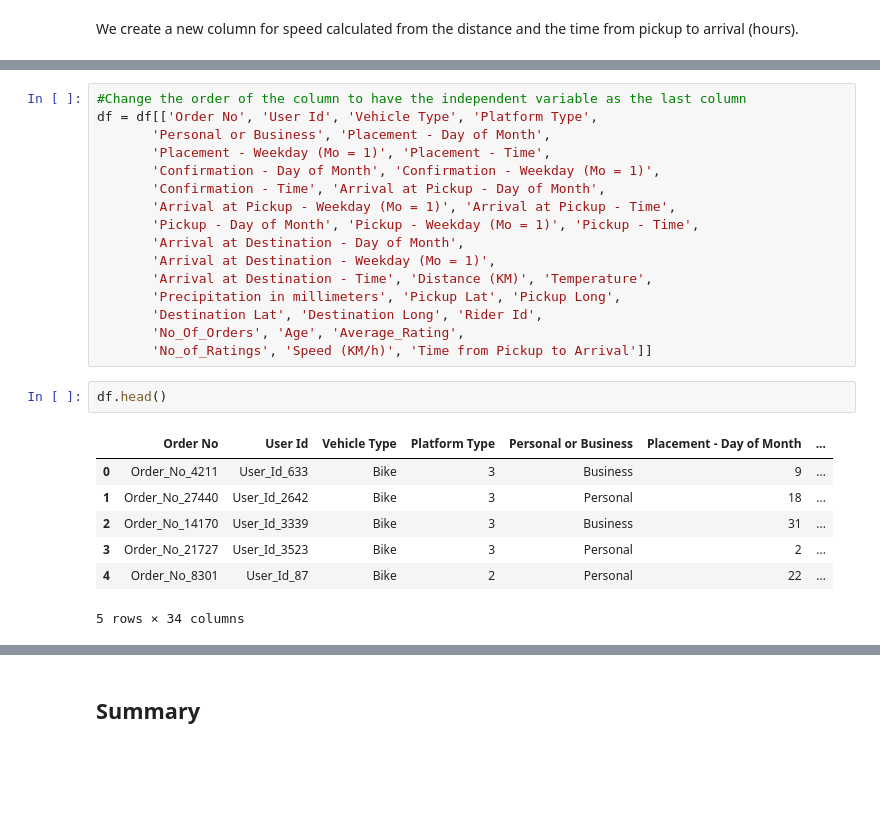
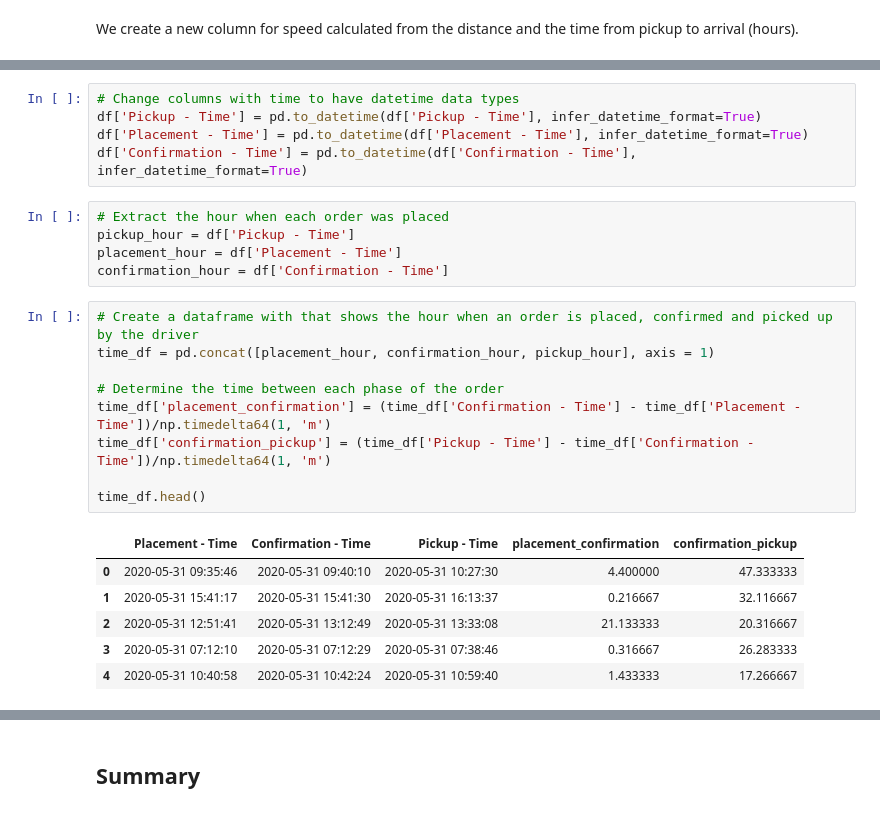
Before and after one commit to CourtneyGallant/CT_9, a Jupyter notebook: Final Notebook.ipynb, the cells around one changed output, grey strips where cells are left out. Saved outputs shown, nothing was run; the diff lists cells and outputs as text; blank space fills up the shorter version.

```diff
--- a/Final Notebook.ipynb
+++ b/Final Notebook.ipynb
@@ -325,26 +295,26 @@ df['Speed (KM/h)'] = df['Distance (KM)']/(df['Time from Pickup to Arrival']/3600
-# %%
-#Change the order of the column to have the independent variable as the last column
-df = df[['Order No', 'User Id', 'Vehicle Type', 'Platform Type',
-       'Personal or Business', 'Placement - Day of Month',
-       'Placement - Weekday (Mo = 1)', 'Placement - Time',
-       'Confirmation - Day of Month', 'Confirmation - Weekday (Mo = 1)',
-       'Confirmation - Time', 'Arrival at Pickup - Day of Month',
-       'Arrival at Pickup - Weekday (Mo = 1)', 'Arrival at Pickup - Time',
-       'Pickup - Day of Month', 'Pickup - Weekday (Mo = 1)', 'Pickup - Time',
-       'Arrival at Destination - Day of Month',
-       'Arrival at Destination - Weekday (Mo = 1)',
-       'Arrival at Destination - Time', 'Distance (KM)', 'Temperature',
-       'Precipitation in millimeters', 'Pickup Lat', 'Pickup Long',
-       'Destination Lat', 'Destination Long', 'Rider Id',
-       'No_Of_Orders', 'Age', 'Average_Rating',
-       'No_of_Ratings', 'Speed (KM/h)', 'Time from Pickup to Arrival']]
-# %%
-df.head()
-# %% [output]
-|  | Order No | User Id | Vehicle Type | Platform Type | Personal or Business | Placement - Day of Month | ... |
-| 0 | Order_No_4211 | User_Id_633 | Bike | 3 | Business | 9 | ... |
-| 1 | Order_No_27440 | User_Id_2642 | Bike | 3 | Personal | 18 | ... |
-| 2 | Order_No_14170 | User_Id_3339 | Bike | 3 | Business | 31 | ... |
-| 3 | Order_No_21727 | User_Id_3523 | Bike | 3 | Personal | 2 | ... |
-| 4 | Order_No_8301 | User_Id_87 | Bike | 2 | Personal | 22 | ... |
-5 rows × 34 columns
+# %%
+# Change columns with time to have datetime data types
+df['Pickup - Time'] = pd.to_datetime(df['Pickup - Time'], infer_datetime_format=True)
+df['Placement - Time'] = pd.to_datetime(df['Placement - Time'], infer_datetime_format=True)
+df['Confirmation - Time'] = pd.to_datetime(df['Confirmation - Time'], infer_datetime_format=True)
+# %%
+# Extract the hour when each order was placed
+pickup_hour = df['Pickup - Time']
+placement_hour = df['Placement - Time']
+confirmation_hour = df['Confirmation - Time']
+# %%
+# Create a dataframe with that shows the hour when an order is placed, confirmed and picked up by the driver
+time_df = pd.concat([placement_hour, confirmation_hour, pickup_hour], axis = 1)
+
+# Determine the time between each phase of the order
+time_df['placement_confirmation'] = (time_df['Confirmation - Time'] - time_df['Placement - Time'])/np.timedelta64(1, 'm')
+time_df['confirmation_pickup'] = (time_df['Pickup - Time'] - time_df['Confirmation - Time'])/np.timedelta64(1, 'm')
+
+time_df.head()
+# %% [output]
+|  | Placement - Time | Confirmation - Time | Pickup - Time | placement_confirmation | confirmation_pickup |
+| 0 | 2020-05-31 09:35:46 | 2020-05-31 09:40:10 | 2020-05-31 10:27:30 | 4.400000 | 47.333333 |
+| 1 | 2020-05-31 15:41:17 | 2020-05-31 15:41:30 | 2020-05-31 16:13:37 | 0.216667 | 32.116667 |
+| 2 | 2020-05-31 12:51:41 | 2020-05-31 13:12:49 | 2020-05-31 13:33:08 | 21.133333 | 20.316667 |
+| 3 | 2020-05-31 07:12:10 | 2020-05-31 07:12:29 | 2020-05-31 07:38:46 | 0.316667 | 26.283333 |
+| 4 | 2020-05-31 10:40:58 | 2020-05-31 10:42:24 | 2020-05-31 10:59:40 | 1.433333 | 17.266667 |
```
Also changed, not shown: parts of 29 cells of this notebook.
